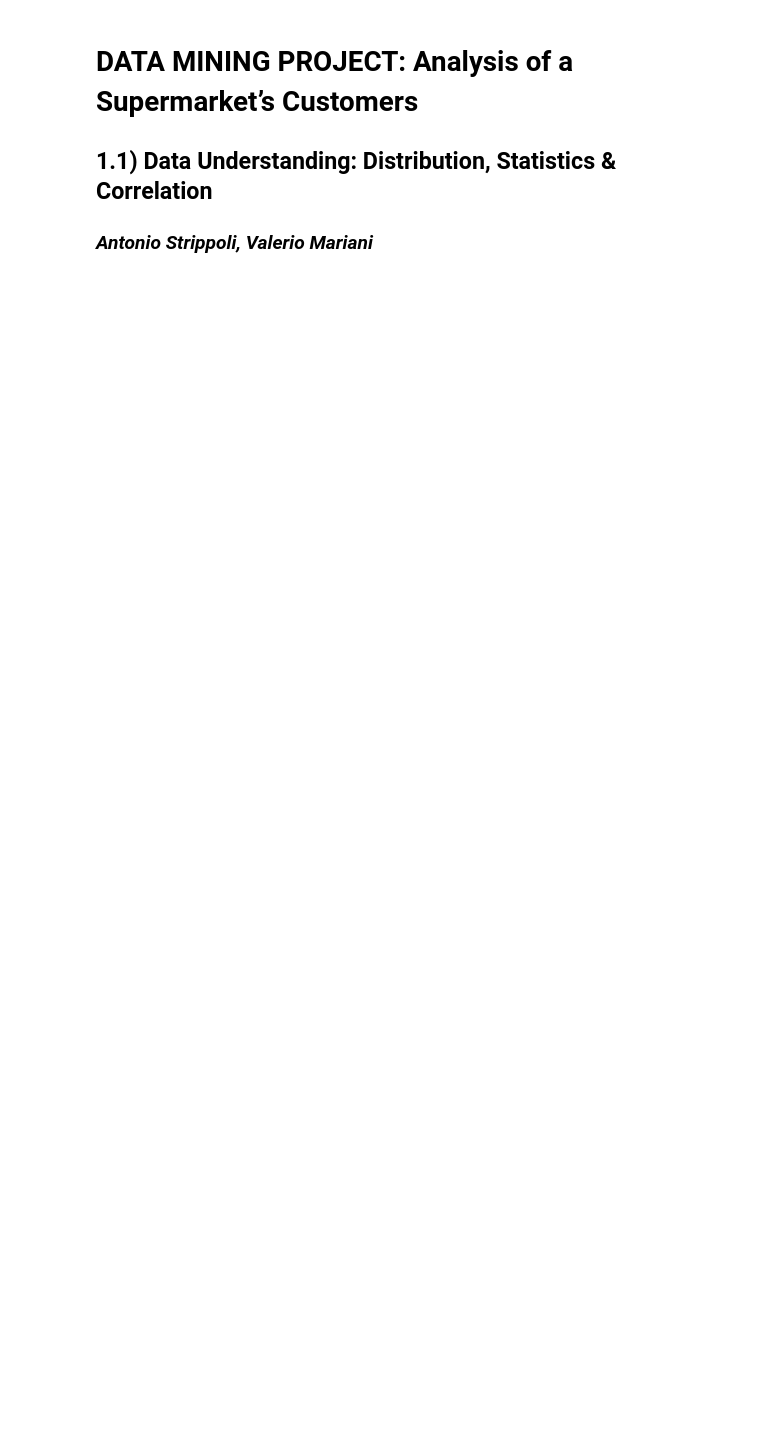
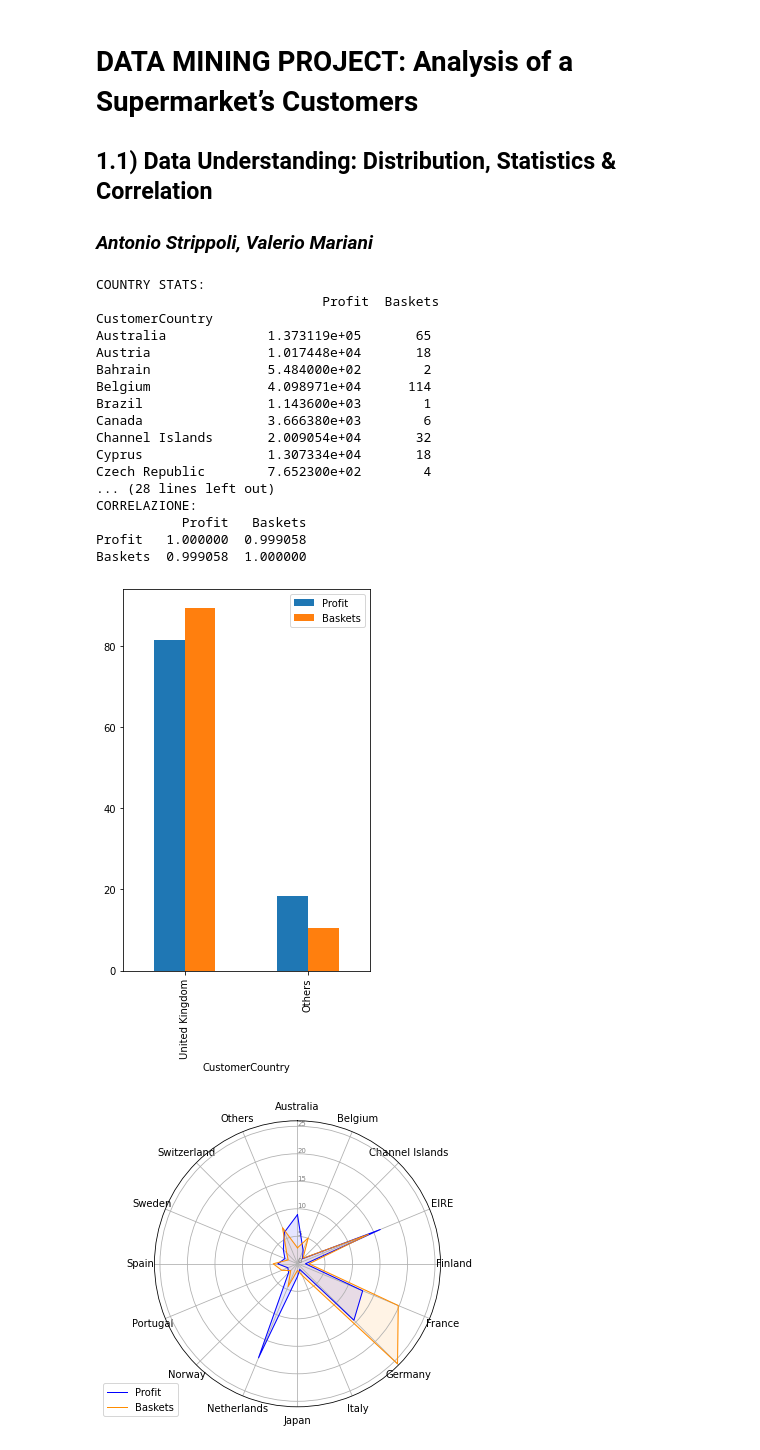
Before and after one commit to CoffeeStraw/Store-Customers-Analysis, a Jupyter notebook: project/data_understanding_pt2.ipynb, the cells around one changed output. Saved outputs shown, nothing was run; the diff lists cells and outputs as text; code cells hidden in the pictures; blank space fills up the shorter version.

```diff
--- a/project/data_understanding_pt2.ipynb
+++ b/project/data_understanding_pt2.ipynb
@@ -14,16 +14,19 @@ import matplotlib.pyplot as plt
 
 pd.set_option('mode.chained_assignment', None)
 # %%
-def plot(ax, filename="", figsize=(6.4, 4.8)):
+def plot(ax, folder="df_plots", filename="", figsize=(6.4, 4.8)):
     fig = plt.gcf()
     fig.set_size_inches(*figsize)
     plt.tight_layout()
     if filename:
-        plt.savefig(f"../report/imgs/{filename}")
+        path = os.path.join("..", "report", "imgs", folder)
+        if not os.path.exists(path):
+            os.mkdir(path)
+        plt.savefig(os.path.join(path, filename))
     plt.show()
     plt.close()
 
-def plt_radar(df: pd.DataFrame, filepath=""):
+def plt_radar(df: pd.DataFrame, colors=[], folder="df_plots", filename=""):
     """Represent a DataFrame using a radar plot.
     """
     # Number of variable
@@ -53,28 +56,16 @@ def plt_radar(df: pd.DataFrame, filepath=""):
     plt.ylim(0,ylim)
 
     # PART 2: Add plots
-    # Ind1
-    values = list(df[df.columns[0]])
-    values += values[:1]
-    ax.plot(angles, values, linewidth=1, linestyle='solid', label=df.columns[0])
-    ax.fill(angles, values, 'b', alpha=0.1)
+    for i, c in enumerate(df.columns):
+        # Ind1
+        values = list(df[c])
+        values += values[:1]
+        ax.plot(angles, values, color=colors[i], linewidth=1, linestyle='solid', label=c)
+        ax.fill(angles, values, color=colors[i], alpha=0.1)
 
-    # Ind2
-    values = list(df[df.columns[1]])
-    values += values[:1]
-    ax.plot(angles, values, linewidth=1, linestyle='solid', label=df.columns[1])
-    ax.fill(angles, values, 'r', alpha=0.1)
-
-    # Add legend and tight the layout
+    # Add legend and plot
     plt.legend(loc='upper right', bbox_to_anchor=(0.1, 0.1))
-    plt.tight_layout()
-
-    # Show or save?
-    if not filepath:
-        plt.show()
-        plt.close()
-    else:
-        plt.savefig(filepath)
+    plot(None, folder=folder, filename=filename)
 # %%
 # Load the secondary data from the given file
 df = pd.read_csv('customer_supermarket_2.csv', index_col=0, parse_dates=["PurchaseDate"])
@@ -134,31 +125,52 @@ tmp["Profit"] = tmp["Sale"] * tmp["Qta"]
 tmp.drop(["Qta", "Sale"], axis=1, inplace=True)
 country_stats = tmp.groupby("CustomerCountry").agg('sum')
 
 country_stats["Baskets"] = df[['CustomerCountry', 'BasketID']].groupby('CustomerCountry').agg(lambda x: x.nunique())['BasketID']
 
 print("COUNTRY STATS:\n", country_stats)
 print("CORRELAZIONE:")
 print(country_stats.corr())
 
 # First plot: UK vs Other countries
 tmp = country_stats[country_stats.index != 'United Kingdom'].agg('sum')
 country_stats1 = country_stats[country_stats.index == 'United Kingdom']
 country_stats1.loc["Others"] = tmp.values
 # Normalize values
 country_stats1['Baskets'] = country_stats1['Baskets'] / sum(country_stats1['Baskets']) * 100
 country_stats1['Profit'] = country_stats1['Profit'] / sum(country_stats1['Profit']) * 100
 # Plot
 plot(country_stats1.plot.bar(), filename="Country_Baskets_Profit", figsize=(4,7))
 
 # Second plot: Other countries
 country_stats2 = country_stats.drop('United Kingdom')
 # Aggregate small values
 threshold = 25
 tmp = country_stats2[country_stats2["Baskets"] < threshold].agg('sum')
 country_stats2 = country_stats2[country_stats2["Baskets"] >= threshold]
 country_stats2.loc["Others"] = tmp.values
 # Normalize values
 country_stats2['Baskets'] = country_stats2['Baskets'] / sum(country_stats2['Baskets']) * 100
 country_stats2['Profit'] = country_stats2['Profit'] / sum(country_stats2['Profit']) * 100
+
 # Plot
-plt_radar(country_stats2, "../report/imgs/Country_Basket_Profit_No_UK")
+plt_radar(country_stats2, colors=['b', 'darkorange'], filename="Country_Basket_Profit_No_UK")
+# %% [output]
+COUNTRY STATS:
+                             Profit  Baskets
+CustomerCountry
+Australia             1.373119e+05       65
+Austria               1.017448e+04       18
+Bahrain               5.484000e+02        2
+Belgium               4.098971e+04      114
+Brazil                1.143600e+03        1
+Canada                3.666380e+03        6
+Channel Islands       2.009054e+04       32
+Cyprus                1.307334e+04       18
+Czech Republic        7.652300e+02        4
+... (28 lines left out)
+CORRELAZIONE:
+           Profit   Baskets
+Profit   1.000000  0.999058
+Baskets  0.999058  1.000000
+[figure, added]
+[figure, added]
```
Also changed, not shown: parts of 4 cells of this notebook, 5 other files.
